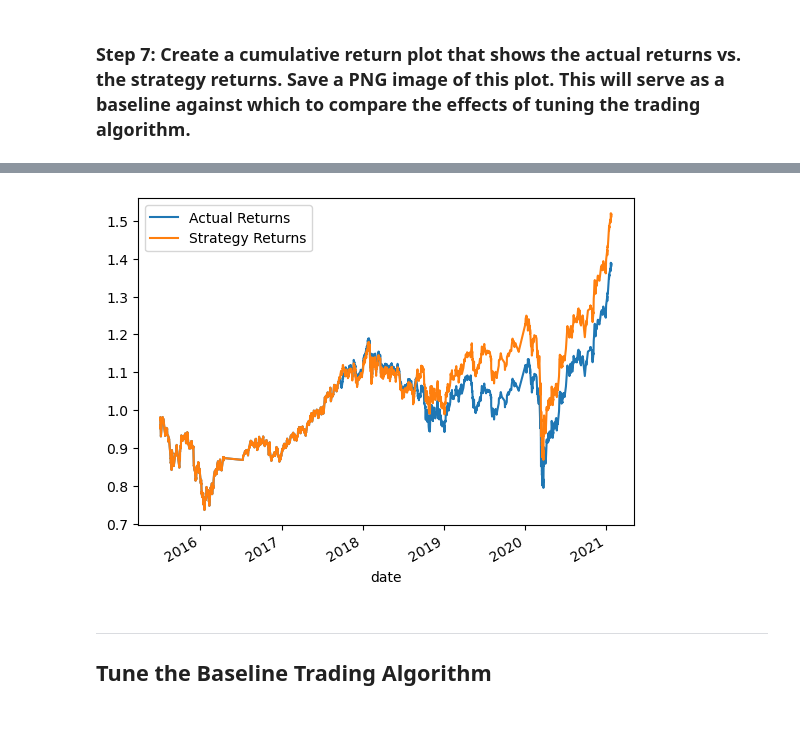
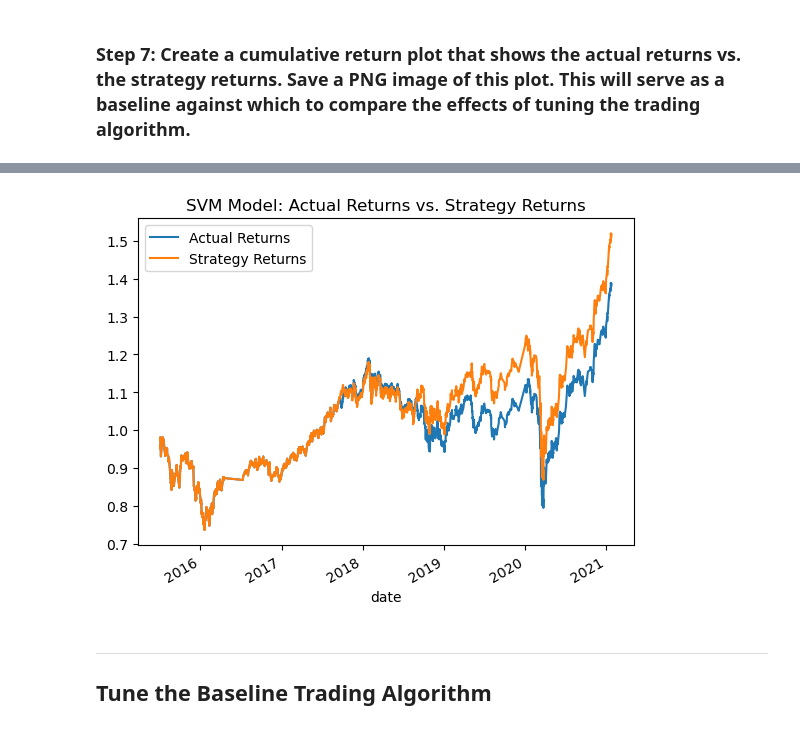
Before and after one commit to cannabbeers/14_algorithmic_trading, a Jupyter notebook: machine_learning_trading_bot.ipynb, the cells around one changed output, grey strips where cells are left out. Saved outputs shown, nothing was run; the diff lists cells and outputs as text; code cells hidden in the pictures.

```diff
--- a/machine_learning_trading_bot.ipynb
+++ b/machine_learning_trading_bot.ipynb
@@ -444,13 +459,13 @@ display(SVM_strategy)
 # %%
 # Save plot as PNG image
 
 # used `.plot` from matplotlib here to save .png here to avoid need for any additional imports to export the .png for readme
 
-(1 + predictions_df[['Actual Returns', 'Strategy Returns']]).cumprod().plot()
+(1 + predictions_df[['Actual Returns', 'Strategy Returns']]).cumprod().plot(title= 'SVM Model: Actual Returns vs. Strategy Returns')
 
-plt.savefig('baseline.png')
+plt.savefig('baseline_svm.png')
 # %% [output]
-[figure, old version]
+[figure, new version]
 # %% [markdown]
 ---
 
```
Also changed, not shown: parts of 10 cells of this notebook, 8 other files.
